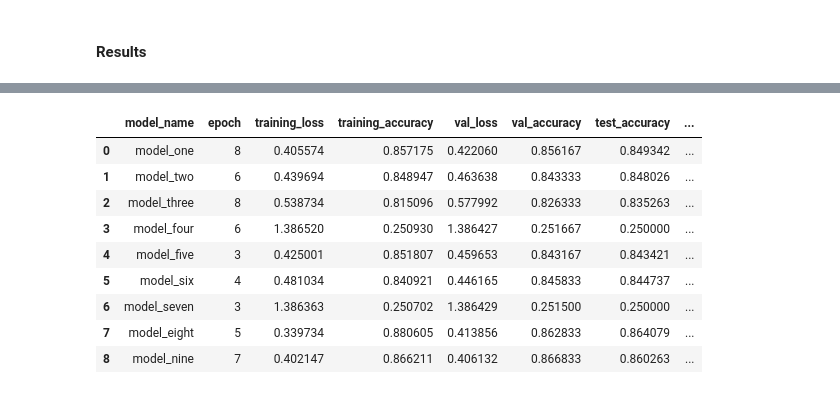
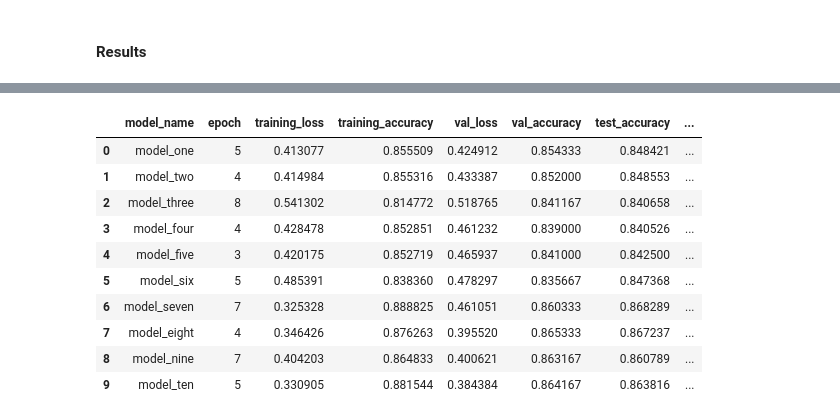
Before and after one commit to hayashady/NU_MSDS, a Jupyter notebook: 458 - Artificial Intelligence & Deep Learning/458.7 - Natural Language Processing: RNN, LTSM, 1D CNN/Assignment3Hayashi.ipynb, the cells around one changed output, grey strips where cells are left out. Saved outputs shown, nothing was run; the diff lists cells and outputs as text; code cells hidden in the pictures.

```diff
--- a/458 - Artificial Intelligence & Deep Learning/458.7 - Natural Language Processing: RNN, LTSM, 1D CNN/Assignment3Hayashi.ipynb
+++ b/458 - Artificial Intelligence & Deep Learning/458.7 - Natural Language Processing: RNN, LTSM, 1D CNN/Assignment3Hayashi.ipynb
@@ -249,7 +239,7 @@ Epoch 9/200
 # %%
 inputs = tf.keras.Input(shape=(None,), dtype="int64")
 embedding = layers.Embedding(input_dim=vocabulary_size, output_dim=vocabulary_size)(inputs)
-recurrent = layers.SimpleRNN(units=32)(embedding)
+recurrent = layers.Bidirectional(layers.SimpleRNN(units=16))(embedding)
 dense = layers.Dense(64, activation='relu')(recurrent)
 outputs = layers.Dense(4, activation="softmax")(dense)
 model_four = tf.keras.Model(inputs, outputs)
@@ -362,7 +350,7 @@ Epoch 5/200
 # %%
 inputs = tf.keras.Input(shape=(None,), dtype="int64")
 embedding = layers.Embedding(input_dim=vocabulary_size, output_dim=vocabulary_size)(inputs)
-lstm = layers.LSTM(units=32)(embedding)
+lstm = layers.Bidirectional(layers.LSTM(units=32))(embedding)
 dense = layers.Dense(64, activation='relu')(lstm)
 outputs = layers.Dense(4, activation="softmax")(dense)
 model_seven = tf.keras.Model(inputs, outputs)
@@ -477,2 +471,25 @@ Epoch 8/200
 # %% [markdown]
 #### Experiment 10
+# %%
+inputs = tf.keras.Input(shape=(None,), dtype="int64")
+embedding = layers.Embedding(input_dim=vocabulary_size, output_dim=vocabulary_size)(inputs)
+lstm_bidirectional = layers.Bidirectional(layers.LSTM(units=16,return_sequences=True))(embedding)
+lstm_bidirectional = layers.Bidirectional(layers.LSTM(units=16))(lstm_bidirectional)
+dense = layers.Dense(64, activation='relu')(lstm_bidirectional)
+outputs = layers.Dense(4, activation="softmax")(dense)
+model_ten = tf.keras.Model(inputs, outputs)
+
+model_ten.compile(optimizer="rmsprop",
+              loss="SparseCategoricalCrossentropy",
+              metrics=["accuracy"])
+
+callbacks = [
+    tf.keras.callbacks.ModelCheckpoint("model_ten.h5",save_best_only=True)
+    ,tf.keras.callbacks.EarlyStopping(monitor='val_accuracy', patience=2)
+]
+
+history_ten = model_ten.fit(int_train_ds, validation_data=int_val_ds, epochs=200, callbacks=callbacks)
+
+model_ten = keras.models.load_model("model_ten.h5")
+
+pred_ten = np.argmax(model_ten.predict(int_test_ds), axis=-1)
@@ -536,44 +567,47 @@ experiment_6_results = create_results_dataframe('model_six',history_six,y_test,p
 experiment_7_results = create_results_dataframe('model_seven',history_seven,y_test,pred_seven)
 experiment_8_results = create_results_dataframe('model_eight',history_eight,y_test,pred_eight)
 experiment_9_results = create_results_dataframe('model_nine',history_nine,y_test,pred_nine)
-#experiment_9_results = create_results_dataframe('model_ten',history_ten,y_test,pred_ten)
+experiment_10_results = create_results_dataframe('model_ten',history_ten,y_test,pred_ten)
 
 experiment_results = pd.concat([
     experiment_1_results,
     experiment_2_results,
     experiment_3_results,
     experiment_4_results,
     experiment_5_results,
     experiment_6_results,
     experiment_7_results,
     experiment_8_results,
     experiment_9_results,
-    #experiment_10_results,
+    experiment_10_results,
     ]).reset_index(drop=True)
 
 experiment_results['training_time'] = [
     '3:42',
     '4:58',
     '13:21',
     '18:20',
     '13:59',
     '18:10',
     '16:55',
     '27:54',
     '37:27',
-    #''
+    '43:42'
 ]
 
+experiment_results.to_excel('experiment_results.xlsx')
+
 experiment_results
 # %% [output]
 |  | model_name | epoch | training_loss | training_accuracy | val_loss | val_accuracy | test_accuracy | ... |
-| 0 | model_one | 8 | 0.405574 | 0.857175 | 0.422060 | 0.856167 | 0.849342 | ... |
-| 1 | model_two | 6 | 0.439694 | 0.848947 | 0.463638 | 0.843333 | 0.848026 | ... |
-| 2 | model_three | 8 | 0.538734 | 0.815096 | 0.577992 | 0.826333 | 0.835263 | ... |
-| 3 | model_four | 6 | 1.386520 | 0.250930 | 1.386427 | 0.251667 | 0.250000 | ... |
-| 4 | model_five | 3 | 0.425001 | 0.851807 | 0.459653 | 0.843167 | 0.843421 | ... |
-| 5 | model_six | 4 | 0.481034 | 0.840921 | 0.446165 | 0.845833 | 0.844737 | ... |
-| 6 | model_seven | 3 | 1.386363 | 0.250702 | 1.386429 | 0.251500 | 0.250000 | ... |
-| 7 | model_eight | 5 | 0.339734 | 0.880605 | 0.413856 | 0.862833 | 0.864079 | ... |
-| 8 | model_nine | 7 | 0.402147 | 0.866211 | 0.406132 | 0.866833 | 0.860263 | ... |
+| 0 | model_one | 5 | 0.413077 | 0.855509 | 0.424912 | 0.854333 | 0.848421 | ... |
+| 1 | model_two | 4 | 0.414984 | 0.855316 | 0.433387 | 0.852000 | 0.848553 | ... |
+| 2 | model_three | 8 | 0.541302 | 0.814772 | 0.518765 | 0.841167 | 0.840658 | ... |
+| 3 | model_four | 4 | 0.428478 | 0.852851 | 0.461232 | 0.839000 | 0.840526 | ... |
+| 4 | model_five | 3 | 0.420175 | 0.852719 | 0.465937 | 0.841000 | 0.842500 | ... |
+| 5 | model_six | 5 | 0.485391 | 0.838360 | 0.478297 | 0.835667 | 0.847368 | ... |
+| 6 | model_seven | 7 | 0.325328 | 0.888825 | 0.461051 | 0.860333 | 0.868289 | ... |
+| 7 | model_eight | 4 | 0.346426 | 0.876263 | 0.395520 | 0.865333 | 0.867237 | ... |
+| 8 | model_nine | 7 | 0.404203 | 0.864833 | 0.400621 | 0.863167 | 0.860789 | ... |
+| 9 | model_ten | 5 | 0.330905 | 0.881544 | 0.384384 | 0.864167 | 0.863816 | ... |
 # %%
```
Also changed, not shown: parts of 16 cells of this notebook, 12 other files.
